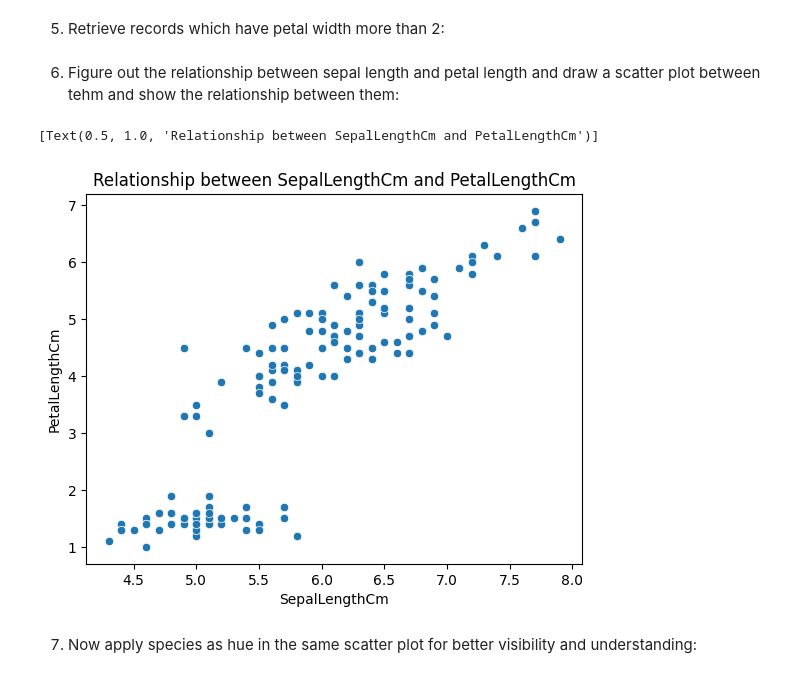
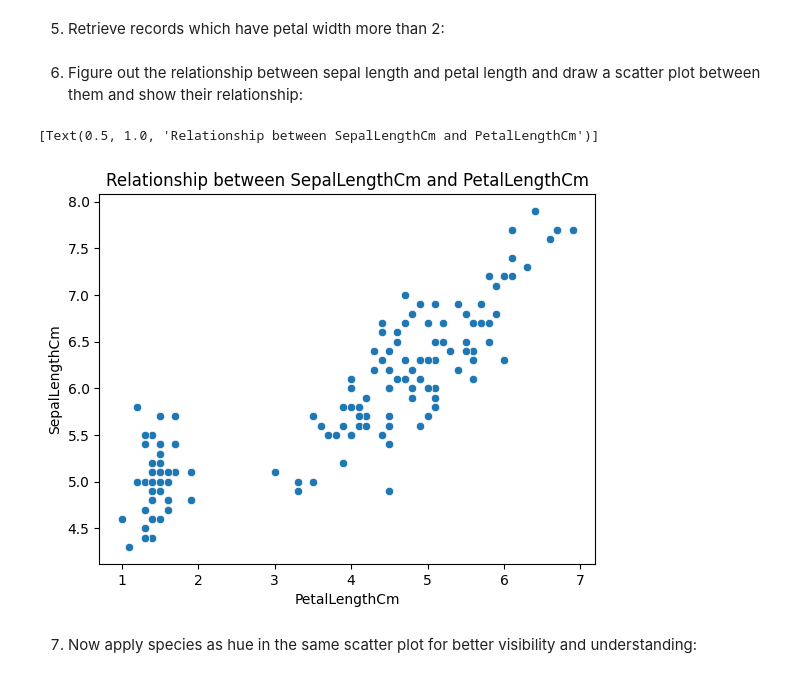
Before and after one commit to JoseRHeras/jump, a Jupyter notebook: project_three/beutifying_the_flowers.ipynb.ipynb, the cells around one changed output. Saved outputs shown, nothing was run; the diff lists cells and outputs as text; code cells hidden in the pictures.

```diff
--- a/project_three/beutifying_the_flowers.ipynb.ipynb
+++ b/project_three/beutifying_the_flowers.ipynb.ipynb
@@ -57,18 +60,21 @@ iris_df[condition]
 condition = iris_df['PetalWidthCm'] > 2
 iris_petal_width_greater_than_two =iris_df[condition]
 # %% [markdown]
-6. Figure out the relationship between sepal length and petal length and draw a scatter plot between tehm and show the relationship between them:
+6. Figure out the relationship between sepal length and petal length and draw a scatter plot between them and show their relationship:
 # %%
+"""
+    It would seems that a longer petal length is associated with longer sepal length.
+"""
 elements = ['SepalLengthCm', 'PetalLengthCm']
 title = f"Relationship between {elements[0]} and {elements[1]}"
 
 data = iris_df[elements]
 
-sns_graph = sns.scatterplot(data=data, x=elements[0], y=elements[1])
+sns_graph = sns.scatterplot(data=data, y=elements[0], x=elements[1])
 sns_graph.set(title=title)
 # %% [output]
 [Text(0.5, 1.0, 'Relationship between SepalLengthCm and PetalLengthCm')]
-[figure, old version]
+[figure, new version]
 # %% [markdown]
 7. Now apply species as hue in the same scatter plot for better visibility and understanding:
 # %%
```
Also changed, not shown: parts of 25 cells of this notebook, 1 other file.
